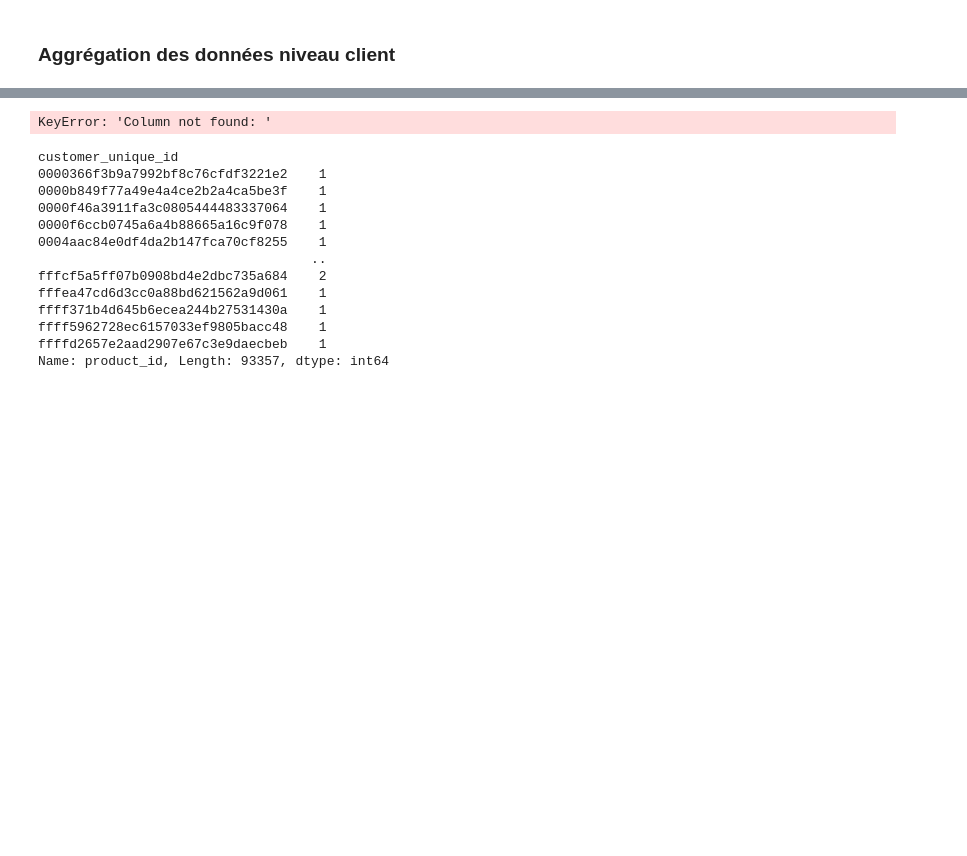
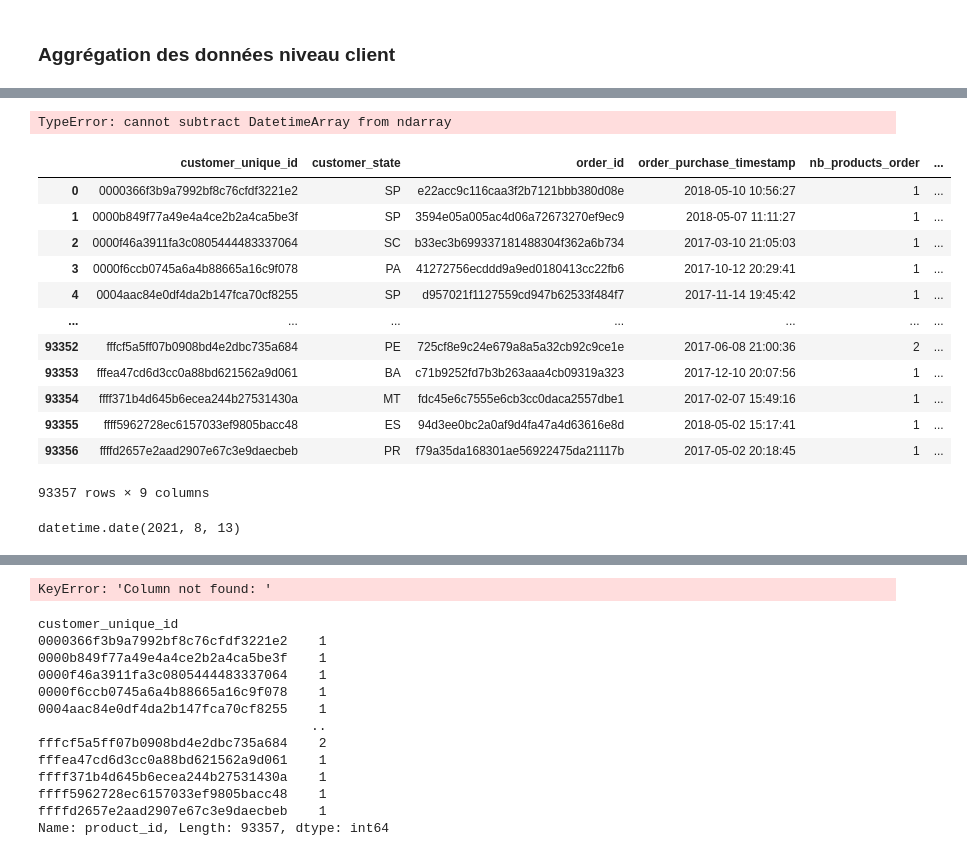
Before and after one commit to sebastienbourgeois/oc-p5-segmenter-clients-site-ecommerce, a Jupyter notebook: POLIST_01_notebookanalyse.ipynb, the cells around one changed output, grey strips where cells are left out. Cells and saved outputs as stored; diff of their text form; code cells hidden in the pictures; blank space fills up the shorter version.

Commit message:
Calculs des aggrégats et features engineering : état du client lors de la dernière commande, panier moyen, nombre d'articles moyen par panier et top catégorie. Calcul de la récence en cours

```diff
--- a/POLIST_01_notebookanalyse.ipynb
+++ b/POLIST_01_notebookanalyse.ipynb
@@ -966,0 +975,51 @@ aggregats_par_commande = nb_produits_par_commande.merge(montant_par_commande, ho
+# %%
+maille_clients_commandes.sort_values(by=["customer_unique_id", "order_purchase_timestamp"], inplace=True)
+maille_clients_commandes = maille_clients_commandes.reset_index(drop=True)
+# %%
+maille_clients_commandes["ordre_commande"] = ""
+
+for index, ligne in maille_clients_commandes.iterrows():
+    if index == 0:
+        ordre_commande = 1
+        maille_clients_commandes.loc[index, "ordre_commande"] = ordre_commande
+        id_client_precedent = ligne["customer_unique_id"]
+    elif ligne["customer_unique_id"] == id_client_precedent:
+        ordre_commande += 1
+        maille_clients_commandes.loc[index, "ordre_commande"] = ordre_commande
+    else:
+        ordre_commande = 1
+        maille_clients_commandes.loc[index, "ordre_commande"] = ordre_commande
+        id_client_precedent = ligne["customer_unique_id"]
+# %%
+client_etat_recence_derniere_commande = maille_clients_commandes[maille_clients_commandes.ordre_commande == 1]
+client_etat_recence_derniere_commande = client_etat_recence_derniere_commande.reset_index(drop=True)
+# %%
+from datetime import date
+
+aujourd_hui = date.today()
+client_etat_recence_derniere_commande["today"] = aujourd_hui
+client_etat_recence_derniere_commande["order_date"] = pd.to_datetime(client_etat_recence_derniere_commande["order_purchase_timestamp"])
+client_etat_recence_derniere_commande["recence"] = client_etat_recence_derniere_commande["today"] - \
+                                                    client_etat_recence_derniere_commande["order_date"]
+# %% [output]
+TypeError: cannot subtract DatetimeArray from ndarray
+# %%
+client_etat_recence_derniere_commande
+# %% [output]
+|  | customer_unique_id | customer_state | order_id | order_purchase_timestamp | nb_products_order | ... |
+| 0 | 0000366f3b9a7992bf8c76cfdf3221e2 | SP | e22acc9c116caa3f2b7121bbb380d08e | 2018-05-10 10:56:27 | 1 | ... |
+| 1 | 0000b849f77a49e4a4ce2b2a4ca5be3f | SP | 3594e05a005ac4d06a72673270ef9ec9 | 2018-05-07 11:11:27 | 1 | ... |
+| 2 | 0000f46a3911fa3c0805444483337064 | SC | b33ec3b699337181488304f362a6b734 | 2017-03-10 21:05:03 | 1 | ... |
+| 3 | 0000f6ccb0745a6a4b88665a16c9f078 | PA | 41272756ecddd9a9ed0180413cc22fb6 | 2017-10-12 20:29:41 | 1 | ... |
+| 4 | 0004aac84e0df4da2b147fca70cf8255 | SP | d957021f1127559cd947b62533f484f7 | 2017-11-14 19:45:42 | 1 | ... |
+| ... | ... | ... | ... | ... | ... | ... |
+| 93352 | fffcf5a5ff07b0908bd4e2dbc735a684 | PE | 725cf8e9c24e679a8a5a32cb92c9ce1e | 2017-06-08 21:00:36 | 2 | ... |
+| 93353 | fffea47cd6d3cc0a88bd621562a9d061 | BA | c71b9252fd7b3b263aaa4cb09319a323 | 2017-12-10 20:07:56 | 1 | ... |
+| 93354 | ffff371b4d645b6ecea244b27531430a | MT | fdc45e6c7555e6cb3cc0daca2557dbe1 | 2017-02-07 15:49:16 | 1 | ... |
+| 93355 | ffff5962728ec6157033ef9805bacc48 | ES | 94d3ee0bc2a0af9d4fa47a4d63616e8d | 2018-05-02 15:17:41 | 1 | ... |
+| 93356 | ffffd2657e2aad2907e67c3e9daecbeb | PR | f79a35da168301ae56922475da21117b | 2017-05-02 20:18:45 | 1 | ... |
+93357 rows × 9 columns
+# %%
+aujourd_hui
+# %% [output]
+datetime.date(2021, 8, 13)
```
Also changed, not shown: parts of 45 cells of this notebook.
